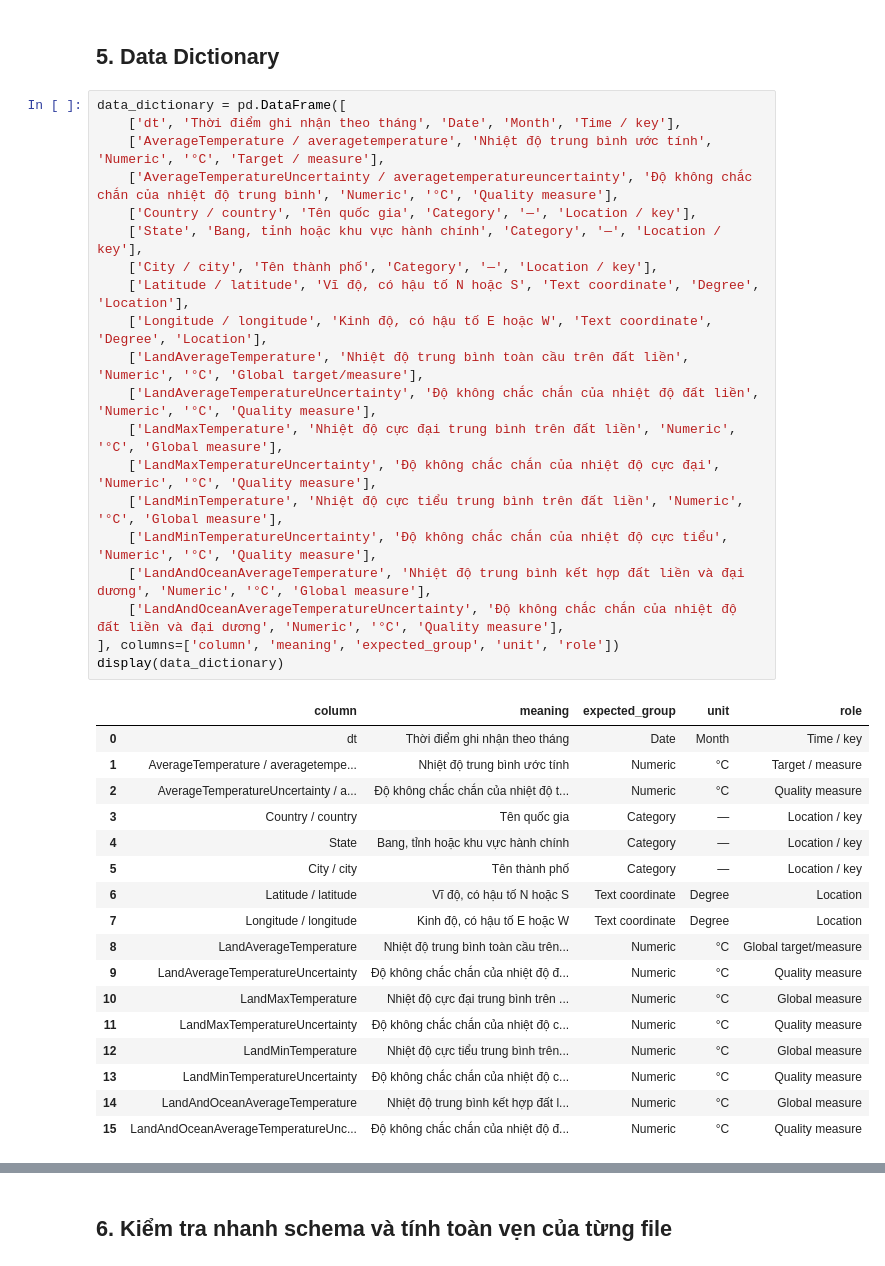
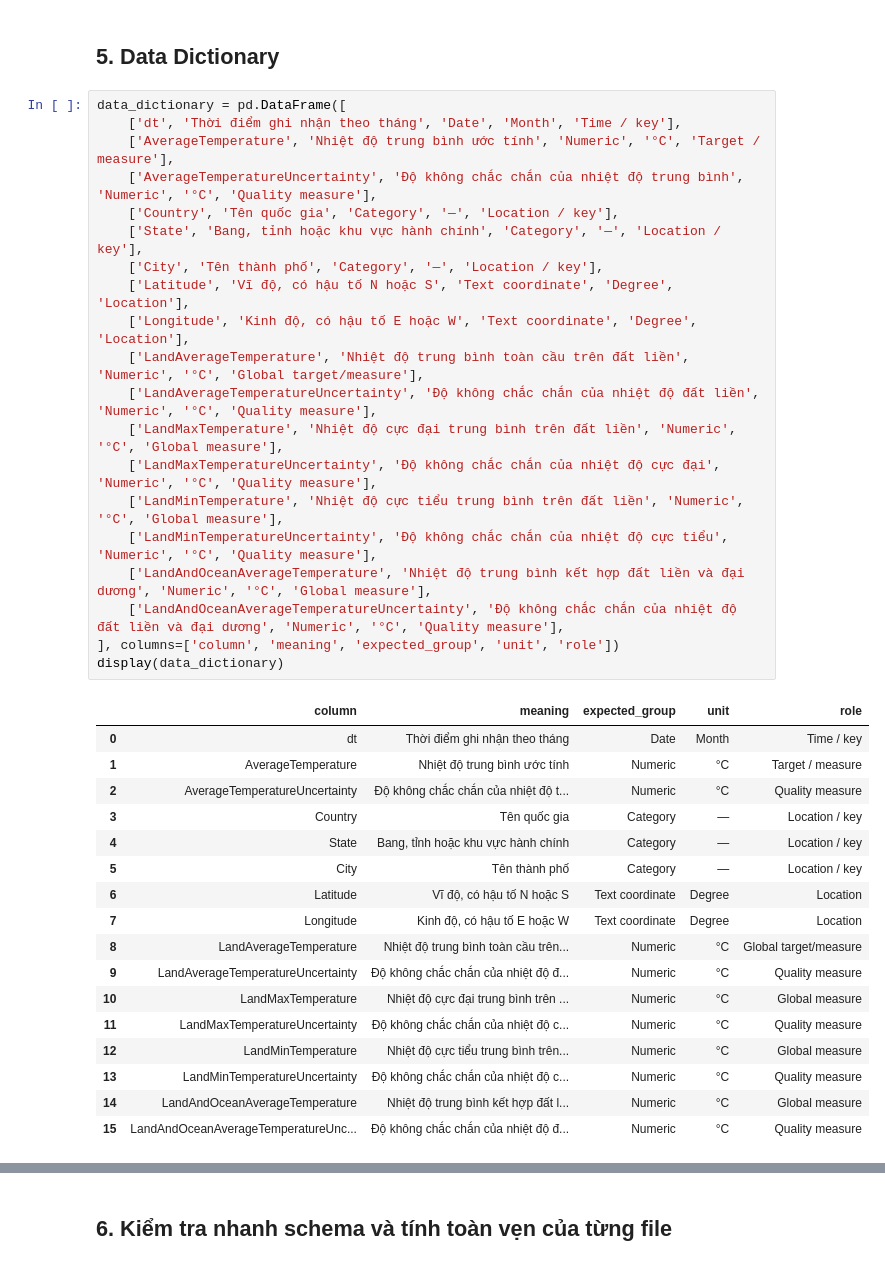
Before and after one commit to Sekaiiii1/Global-Surface-Temperature-Analysis, a Jupyter notebook: notebooks/01_data_understanding.ipynb, the cells around one changed output, grey strips where cells are left out. Saved outputs shown, nothing was run; the diff lists cells and outputs as text.

```diff
--- a/notebooks/01_data_understanding.ipynb
+++ b/notebooks/01_data_understanding.ipynb
@@ -137,33 +167,33 @@ display(table_catalog)
 # %%
 data_dictionary = pd.DataFrame([
     ['dt', 'Thời điểm ghi nhận theo tháng', 'Date', 'Month', 'Time / key'],
-    ['AverageTemperature / averagetemperature', 'Nhiệt độ trung bình ước tính', 'Numeric', '°C', 'Target / measure'],
-    ['AverageTemperatureUncertainty / averagetemperatureuncertainty', 'Độ không chắc chắn của nhiệt độ trung bình', 'Numeric', '°C', 'Quality measure'],
-    ['Country / country', 'Tên quốc gia', 'Category', '—', 'Location / key'],
+    ['AverageTemperature', 'Nhiệt độ trung bình ước tính', 'Numeric', '°C', 'Target / measure'],
+    ['AverageTemperatureUncertainty', 'Độ không chắc chắn của nhiệt độ trung bình', 'Numeric', '°C', 'Quality measure'],
+    ['Country', 'Tên quốc gia', 'Category', '—', 'Location / key'],
     ['State', 'Bang, tỉnh hoặc khu vực hành chính', 'Category', '—', 'Location / key'],
-    ['City / city', 'Tên thành phố', 'Category', '—', 'Location / key'],
-    ['Latitude / latitude', 'Vĩ độ, có hậu tố N hoặc S', 'Text coordinate', 'Degree', 'Location'],
-    ['Longitude / longitude', 'Kinh độ, có hậu tố E hoặc W', 'Text coordinate', 'Degree', 'Location'],
+    ['City', 'Tên thành phố', 'Category', '—', 'Location / key'],
+    ['Latitude', 'Vĩ độ, có hậu tố N hoặc S', 'Text coordinate', 'Degree', 'Location'],
+    ['Longitude', 'Kinh độ, có hậu tố E hoặc W', 'Text coordinate', 'Degree', 'Location'],
     ['LandAverageTemperature', 'Nhiệt độ trung bình toàn cầu trên đất liền', 'Numeric', '°C', 'Global target/measure'],
     ['LandAverageTemperatureUncertainty', 'Độ không chắc chắn của nhiệt độ đất liền', 'Numeric', '°C', 'Quality measure'],
     ['LandMaxTemperature', 'Nhiệt độ cực đại trung bình trên đất liền', 'Numeric', '°C', 'Global measure'],
     ['LandMaxTemperatureUncertainty', 'Độ không chắc chắn của nhiệt độ cực đại', 'Numeric', '°C', 'Quality measure'],
     ['LandMinTemperature', 'Nhiệt độ cực tiểu trung bình trên đất liền', 'Numeric', '°C', 'Global measure'],
     ['LandMinTemperatureUncertainty', 'Độ không chắc chắn của nhiệt độ cực tiểu', 'Numeric', '°C', 'Quality measure'],
     ['LandAndOceanAverageTemperature', 'Nhiệt độ trung bình kết hợp đất liền và đại dương', 'Numeric', '°C', 'Global measure'],
     ['LandAndOceanAverageTemperatureUncertainty', 'Độ không chắc chắn của nhiệt độ đất liền và đại dương', 'Numeric', '°C', 'Quality measure'],
 ], columns=['column', 'meaning', 'expected_group', 'unit', 'role'])
 display(data_dictionary)
 # %% [output]
 |  | column | meaning | expected_group | unit | role |
 | 0 | dt | Thời điểm ghi nhận theo tháng | Date | Month | Time / key |
-| 1 | AverageTemperature / averagetempe... | Nhiệt độ trung bình ước tính | Numeric | °C | Target / measure |
-| 2 | AverageTemperatureUncertainty / a... | Độ không chắc chắn của nhiệt độ t... | Numeric | °C | Quality measure |
-| 3 | Country / country | Tên quốc gia | Category | — | Location / key |
+| 1 | AverageTemperature | Nhiệt độ trung bình ước tính | Numeric | °C | Target / measure |
+| 2 | AverageTemperatureUncertainty | Độ không chắc chắn của nhiệt độ t... | Numeric | °C | Quality measure |
+| 3 | Country | Tên quốc gia | Category | — | Location / key |
 | 4 | State | Bang, tỉnh hoặc khu vực hành chính | Category | — | Location / key |
-| 5 | City / city | Tên thành phố | Category | — | Location / key |
-| 6 | Latitude / latitude | Vĩ độ, có hậu tố N hoặc S | Text coordinate | Degree | Location |
-| 7 | Longitude / longitude | Kinh độ, có hậu tố E hoặc W | Text coordinate | Degree | Location |
+| 5 | City | Tên thành phố | Category | — | Location / key |
+| 6 | Latitude | Vĩ độ, có hậu tố N hoặc S | Text coordinate | Degree | Location |
+| 7 | Longitude | Kinh độ, có hậu tố E hoặc W | Text coordinate | Degree | Location |
 | 8 | LandAverageTemperature | Nhiệt độ trung bình toàn cầu trên... | Numeric | °C | Global target/measure |
 | 9 | LandAverageTemperatureUncertainty | Độ không chắc chắn của nhiệt độ đ... | Numeric | °C | Quality measure |
 | 10 | LandMaxTemperature | Nhiệt độ cực đại trung bình trên ... | Numeric | °C | Global measure |
```
Also changed, not shown: parts of 96 cells of this notebook.
